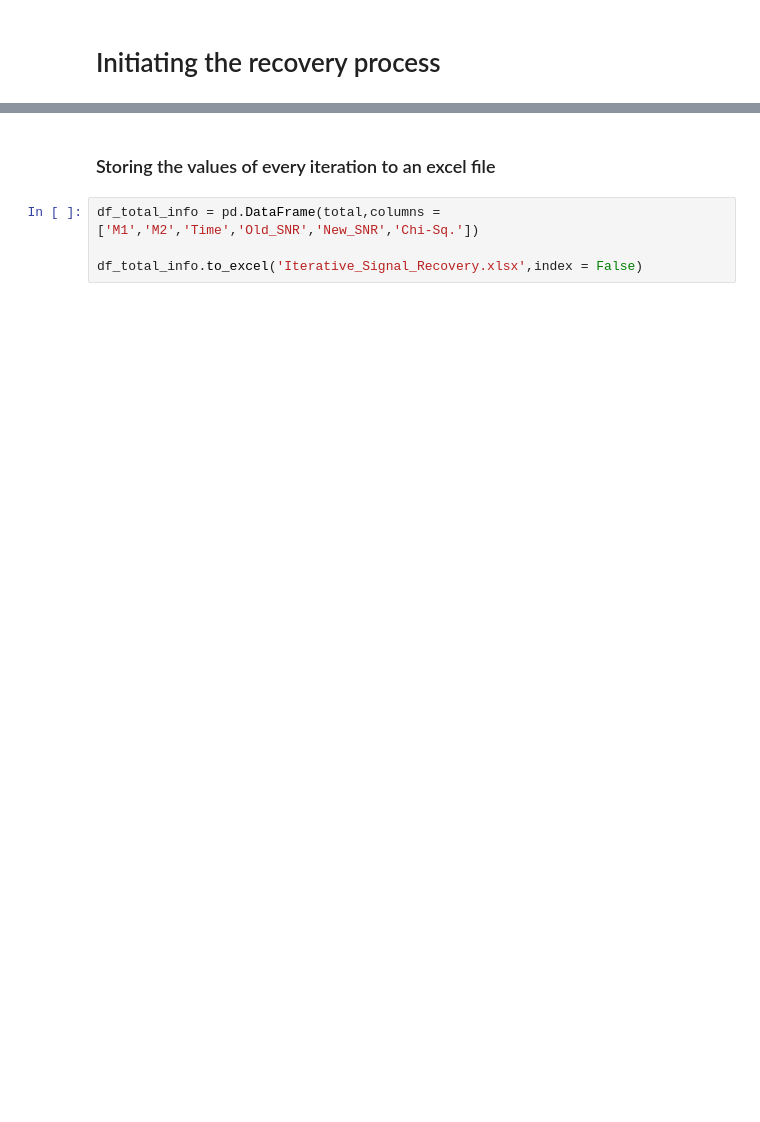
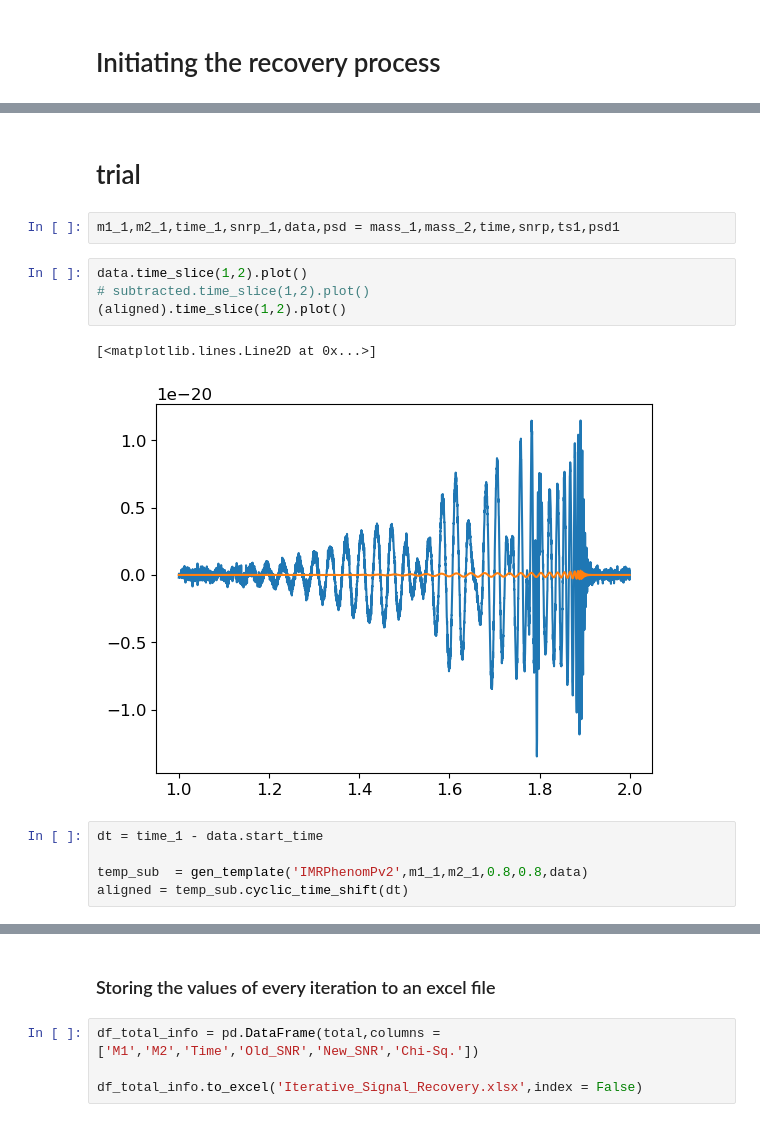
Before and after one commit to kajolshelke/Project, a Jupyter notebook: Iterative_recovery_temp6.ipynb, the cells around one changed output, grey strips where cells are left out. Drawn from its saved outputs; the diff is of its cells as text; blank space fills up the shorter version.

```diff
--- a/Iterative_recovery_temp6.ipynb
+++ b/Iterative_recovery_temp6.ipynb
@@ -419,0 +430,16 @@ The signal detected is due to the following masses  1.4 M and  1.3 M at time  25
+# %% [markdown]
+# trial
+# %%
+m1_1,m2_1,time_1,snrp_1,data,psd = mass_1,mass_2,time,snrp,ts1,psd1
+# %%
+data.time_slice(1,2).plot()
+# subtracted.time_slice(1,2).plot()
+(aligned).time_slice(1,2).plot()
+# %% [output]
+[<matplotlib.lines.Line2D at 0x...>]
+[figure, added]
+# %%
+dt = time_1 - data.start_time
+
+temp_sub  = gen_template('IMRPhenomPv2',m1_1,m2_1,0.8,0.8,data)
+aligned = temp_sub.cyclic_time_shift(dt)
```
Also changed, not shown: parts of 18 cells of this notebook, 1 other file.
